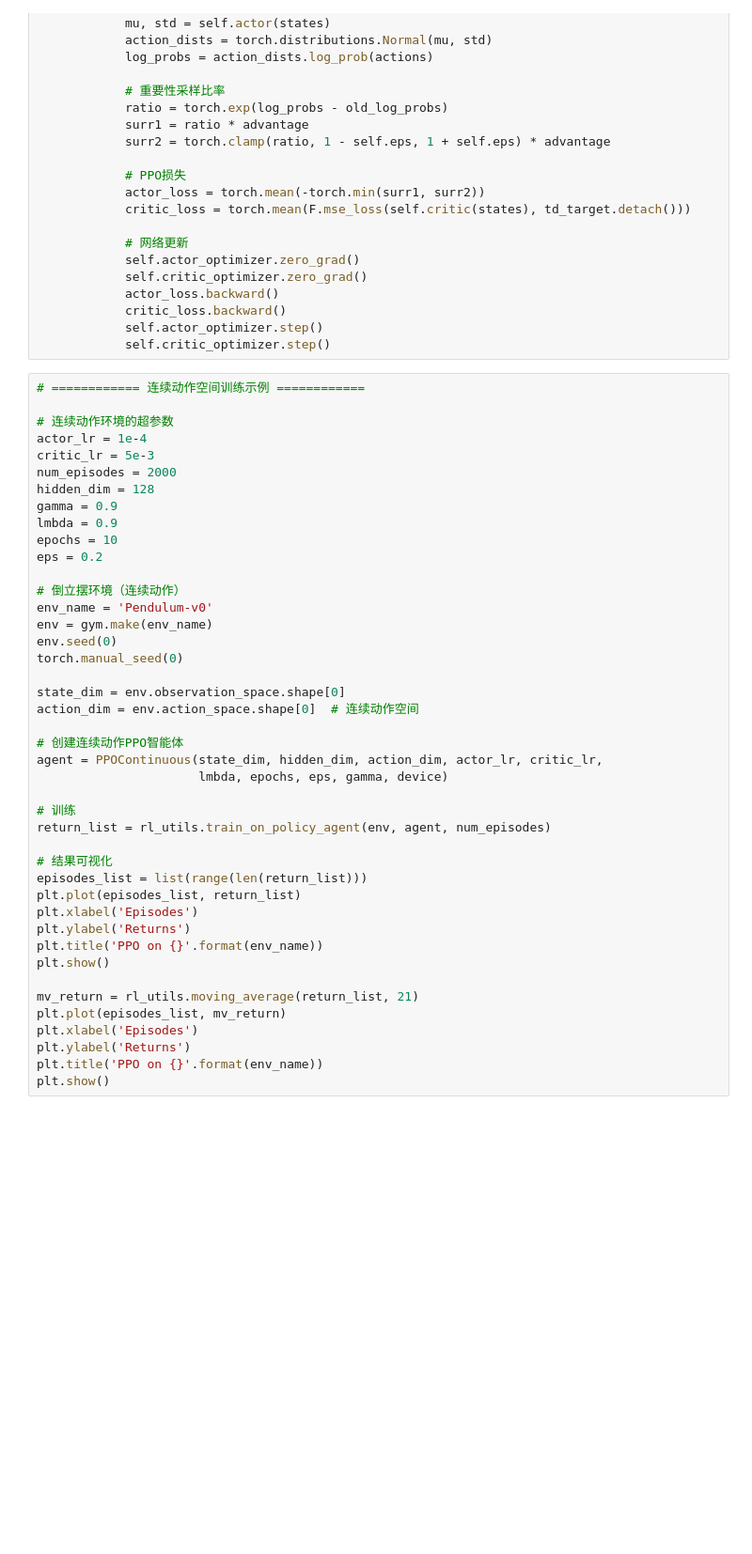
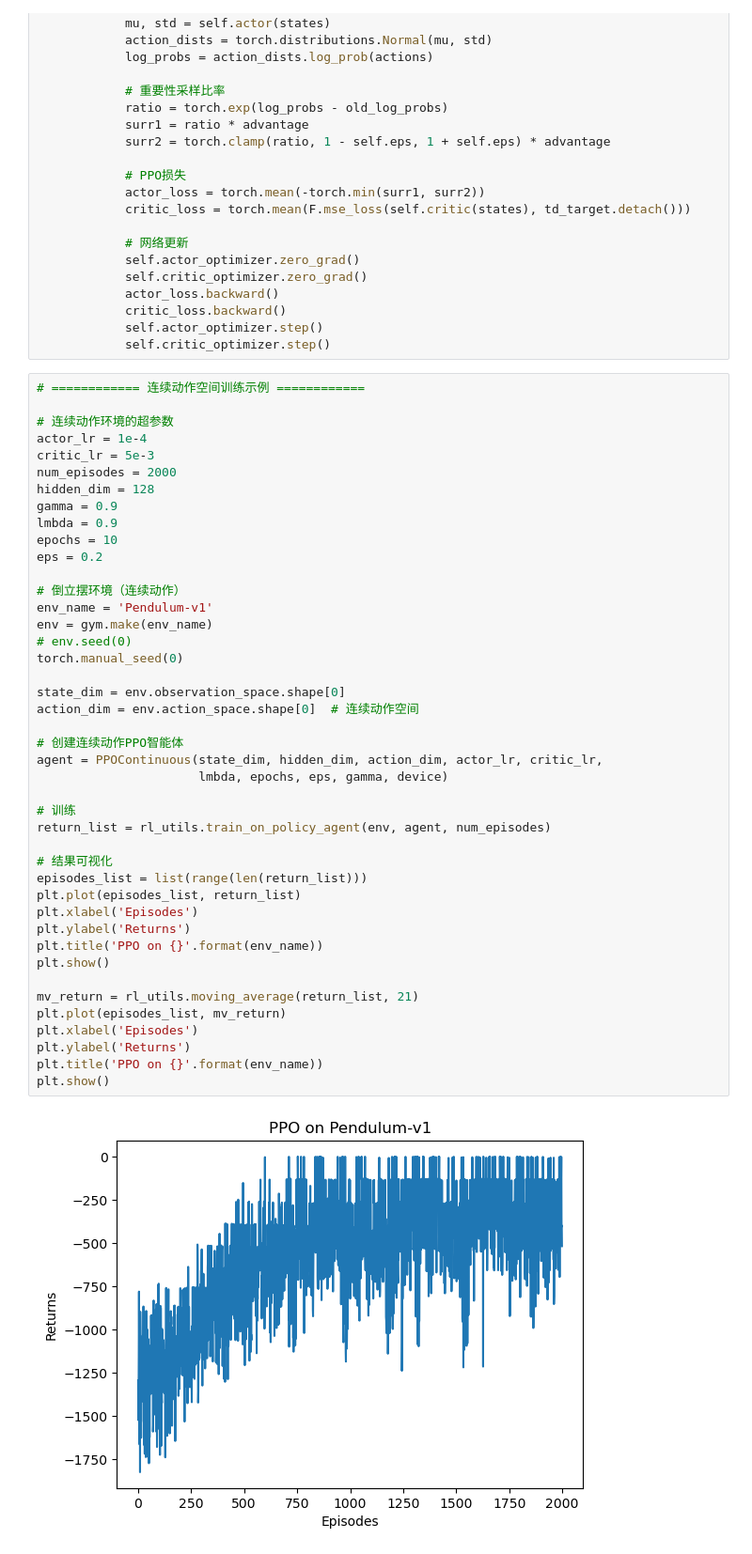
Before and after one commit to DYH1999/reinforce-learning, a Jupyter notebook: 第12章-PPO算法-带注释.ipynb, the cells around one changed output. Shown at 94% size. Saved outputs shown, nothing was run; the diff lists cells and outputs as text; blank space fills up the shorter version.

```diff
--- a/第12章-PPO算法-带注释.ipynb
+++ b/第12章-PPO算法-带注释.ipynb
@@ -306,32 +318,34 @@ epochs = 10
 eps = 0.2
 
 # 倒立摆环境（连续动作）
-env_name = 'Pendulum-v0'
+env_name = 'Pendulum-v1'
 env = gym.make(env_name)
-env.seed(0)
+# env.seed(0)
 torch.manual_seed(0)
 
 state_dim = env.observation_space.shape[0]
 action_dim = env.action_space.shape[0]  # 连续动作空间
 
 # 创建连续动作PPO智能体
 agent = PPOContinuous(state_dim, hidden_dim, action_dim, actor_lr, critic_lr,
                       lmbda, epochs, eps, gamma, device)
 
 # 训练
 return_list = rl_utils.train_on_policy_agent(env, agent, num_episodes)
 
 # 结果可视化
 episodes_list = list(range(len(return_list)))
 plt.plot(episodes_list, return_list)
 plt.xlabel('Episodes')
 plt.ylabel('Returns')
 plt.title('PPO on {}'.format(env_name))
 plt.show()
 
 mv_return = rl_utils.moving_average(return_list, 21)
 plt.plot(episodes_list, mv_return)
 plt.xlabel('Episodes')
 plt.ylabel('Returns')
 plt.title('PPO on {}'.format(env_name))
 plt.show()
+# %% [output]
+[figure, added]
```
Also changed, not shown: parts of 5 cells of this notebook, 1 other file.
